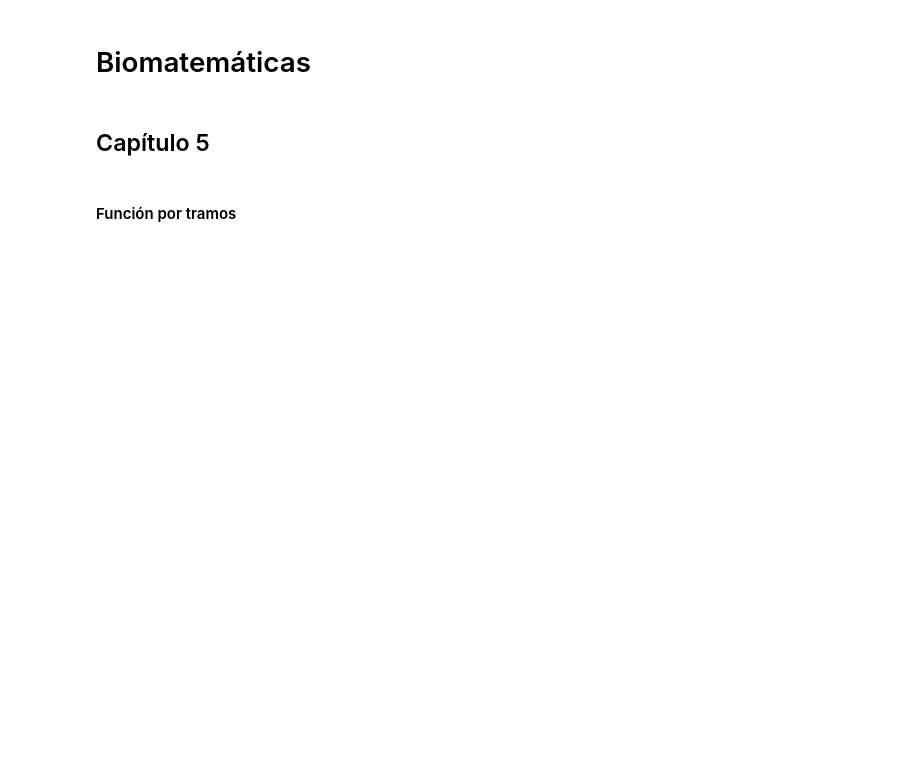
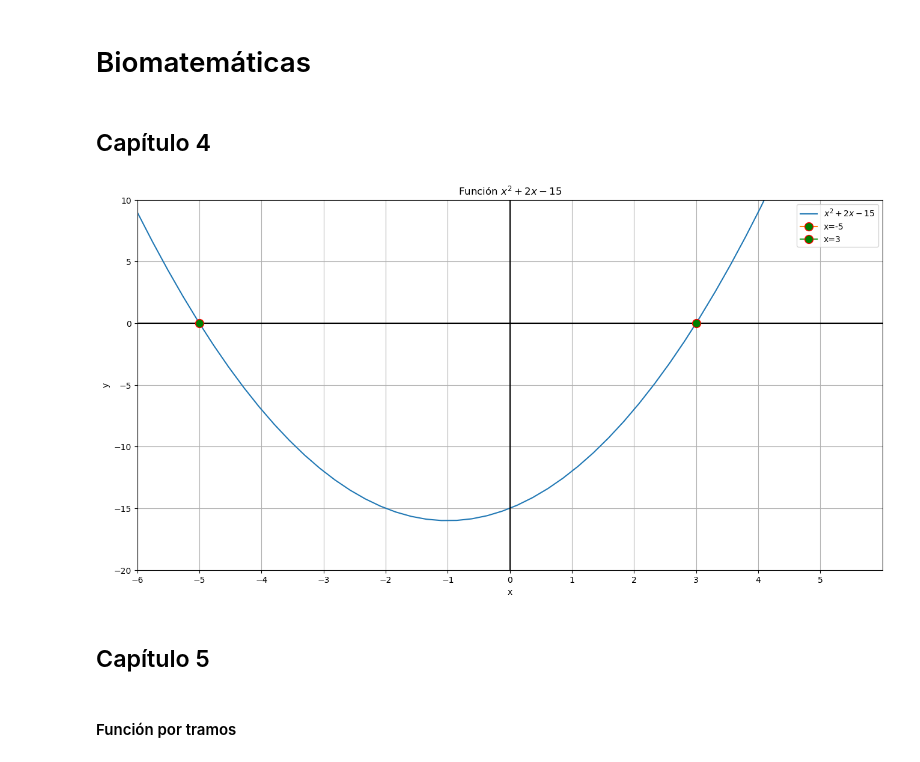
Before and after one commit to italoignacio/BM, a Jupyter notebook: PyBM/PyBM.ipynb, the cells around one changed output. Cells and saved outputs as stored; diff of their text form; code cells hidden in the pictures; blank space fills up the shorter version.

```diff
--- a/PyBM/PyBM.ipynb
+++ b/PyBM/PyBM.ipynb
@@ -3,3 +7,28 @@
+# %% [markdown]
+## Capítulo 4
+# %%
+def cuarange(x0):
+    return x0**2 + 2*x0 -15
+lim0=6
+x1=np.linspace(-lim0,lim0)
+
+plt.figure(figsize=(16,8))
+plt.grid()
+plt.plot(x1, cuarange(x1),label='$x^{2}+2x-15$')
+plt.xlim(-lim0,lim0)
+plt.ylim(-20,10)
+plt.axhline(y = 0, color = 'black', linestyle = '-')
+plt.vlines(x=0, ymin=-limy, ymax=limy, colors='k', linestyles='solid')
+plt.xticks(np.arange(-lim0, lim0, 1))
+plt.xlabel('x')
+plt.ylabel('y')
+plt.title(r'Función $x^{2}+2x-15$')
+plt.plot(-5, 0, marker="o", markersize=10, markeredgecolor="red", markerfacecolor="green",label='x=-5')
+plt.plot(3, 0, marker="o", markersize=10, markeredgecolor="red", markerfacecolor="green",label='x=3')
+plt.legend(loc=0)
+plt.savefig('cua441.png')
+# %% [output]
+[figure, added]
 # %% [markdown]
 ## Capítulo 5
 # %% [markdown]
```
Also changed, not shown: parts of 5 cells of this notebook, 10 other files.
